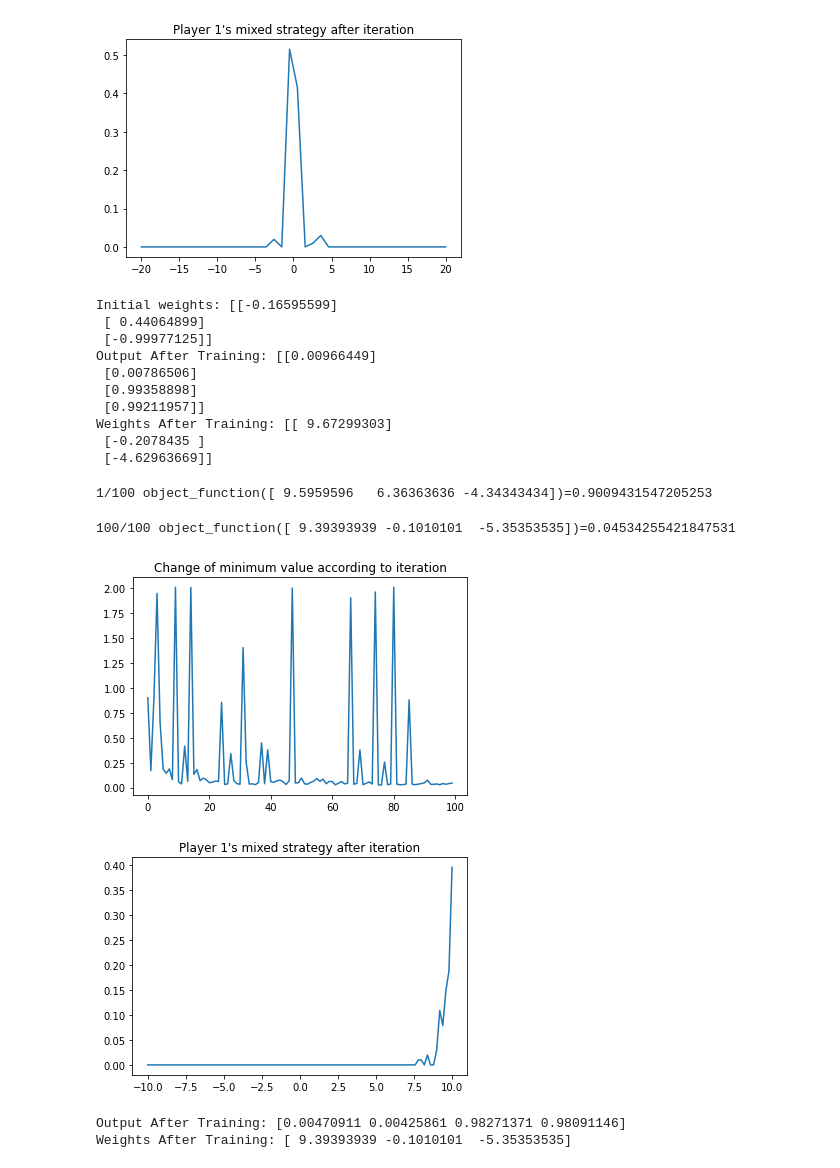
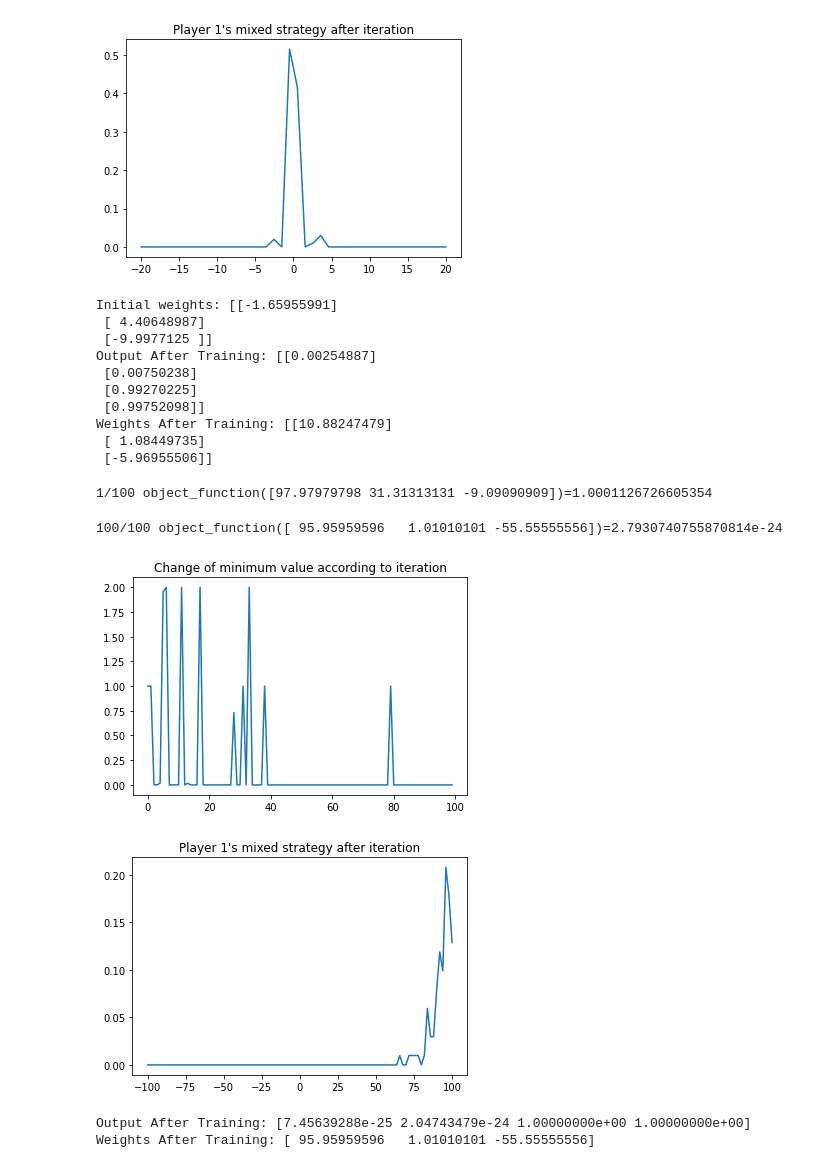
Before and after one commit to dolmani38/nash_loss, a Jupyter notebook: A_Continuos_Optimization_Algorithm_based_on_Fictitious_Play_Theory.ipynb, the cells around one changed output. Saved outputs shown, nothing was run; the diff lists cells and outputs as text; code cells hidden in the pictures.

```diff
--- a/A_Continuos_Optimization_Algorithm_based_on_Fictitious_Play_Theory.ipynb
+++ b/A_Continuos_Optimization_Algorithm_based_on_Fictitious_Play_Theory.ipynb
@@ -1039,7 +1039,7 @@ y = np.array([[0,0,1,1]]).T
 np.random.seed(1)
 
 # initialize weights randomly with mean 0
-syn0 = 2*np.random.random((3,1)) - 1
+syn0 = (2*np.random.random((3,1))-1) * 10
 print("Initial weights:",syn0)
 for iter in range(10000):
 
@@ -1060,16 +1060,16 @@ for iter in range(10000):
 print ("Output After Training:",l1)
 print("Weights After Training:",syn0)
 # %% [output]
-Initial weights: [[-0.16595599]
- [ 0.44064899]
- [-0.99977125]]
-Output After Training: [[0.00966449]
- [0.00786506]
- [0.99358898]
- [0.99211957]]
-Weights After Training: [[ 9.67299303]
- [-0.2078435 ]
- [-4.62963669]]
+Initial weights: [[-1.65955991]
+ [ 4.40648987]
+ [-9.9977125 ]]
+Output After Training: [[0.00254887]
+ [0.00750238]
+ [0.99270225]
+ [0.99752098]]
+Weights After Training: [[10.88247479]
+ [ 1.08449735]
+ [-5.96955506]]
 # %%
 # 게임이론 최적화 알고리즘 에 의한 신경망 test
 import matplotlib.pyplot as plt
@@ -1091,37 +1091,37 @@ y = np.array([[0,0,1,1]]).T
 # seed random numbers to make calculation
 # deterministic (just a good practice)
 np.random.seed(1)
 
 def f(syn0):
       # forward propagation
     syn0 = np.array(syn0)
     syn0 = syn0.reshape(syn0.shape[0],1)
     l0 = X
     l1 = nonlin(np.dot(l0,syn0))
 
     # how much did we miss?
     l1_error = y - l1
     return np.sum(np.abs(l1_error))
 
 play_optimizer = Based_on_play_theory_optimizer()
 
-S,history,op = play_optimizer.optimize(object_function=f,player_count=3,strategy_range=[-10,10],number_of_strategies=100,sample_count=10,epoch=100,resolution=1)
+S,history,op = play_optimizer.optimize(object_function=f,player_count=3,strategy_range=[-100,100],number_of_strategies=100,sample_count=10,epoch=100,resolution=1)
 
 plt.plot(history)
 plt.title("Change of minimum value according to iteration")
 plt.show()
 
 plt.plot(S[0,:,0].reshape(S.shape[1]),S[0,:,1].reshape(S.shape[1]))
 plt.title("Player 1's mixed strategy after iteration")
 plt.show()
 
 
 print("Output After Training:",nonlin(np.dot(l0,op)))
 print("Weights After Training:",op)
 # %% [output]
-1/100 object_function([ 9.5959596   6.36363636 -4.34343434])=0.9009431547205253
+1/100 object_function([97.97979798 31.31313131 -9.09090909])=1.0001126726605354
-100/100 object_function([ 9.39393939 -0.1010101  -5.35353535])=0.04534255421847531
+100/100 object_function([ 95.95959596   1.01010101 -55.55555556])=2.7930740755870814e-24
-[figure, old version]
+[figure, new version]
-[figure, old version]
+[figure, new version]
-Output After Training: [0.00470911 0.00425861 0.98271371 0.98091146]
-Weights After Training: [ 9.39393939 -0.1010101  -5.35353535]
+Output After Training: [7.45639288e-25 2.04743479e-24 1.00000000e+00 1.00000000e+00]
+Weights After Training: [ 95.95959596   1.01010101 -55.55555556]
```
